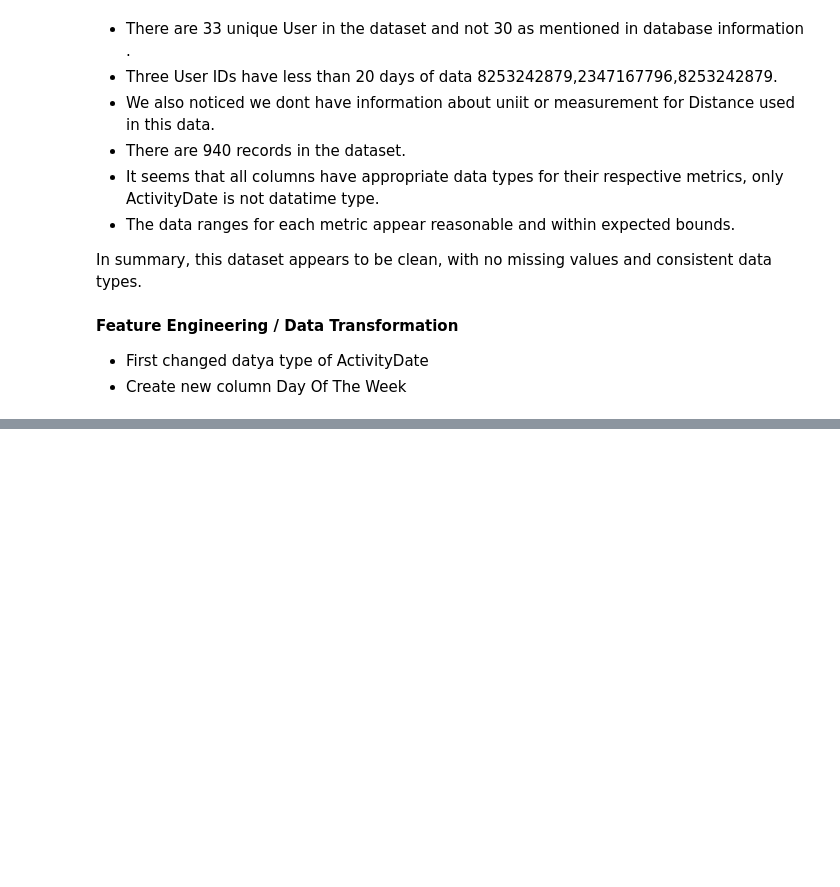
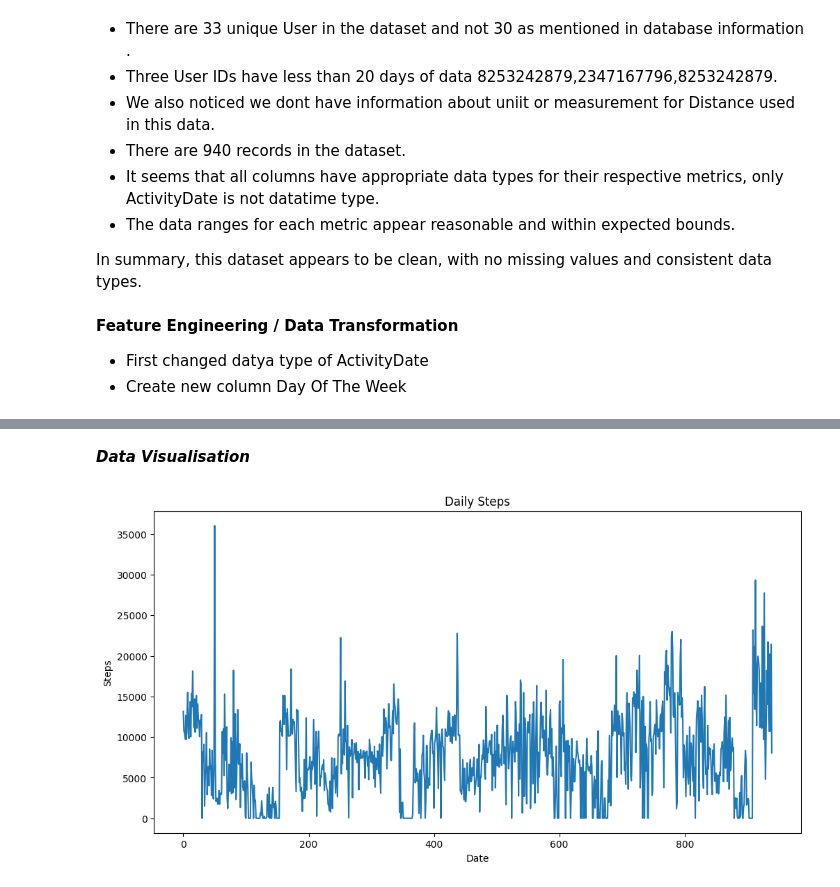
Before and after one commit to sujitjbhagwat/sujitjbhagwat, a Jupyter notebook: bellabeat-case-study-analysis.ipynb, the cells around one changed output, grey strips where cells are left out. Saved outputs shown, nothing was run; the diff lists cells and outputs as text; code cells hidden in the pictures; blank space fills up the shorter version.

```diff
--- a/bellabeat-case-study-analysis.ipynb
+++ b/bellabeat-case-study-analysis.ipynb
@@ -173,3 +173,10 @@ In summary, this dataset appears to be clean, with no missing values and consist
 # Changing "ActivityDate" column to datetime using pandas.to_datetime method
 
 DailyActivityDF["ActivityDate"] = pd.to_datetime(DailyActivityDF["ActivityDate"], format="%m/%d/%Y")
+
+#Creating "DayOfTheWeek" Column
+
+DailyActivityDF["DayOfTheWeek"] = DailyActivityDF["ActivityDate"].dt.day_name()
+
+
+DailyActivityDF
@@ -175,0 +199,18 @@ DailyActivityDF["ActivityDate"] = pd.to_datetime(DailyActivityDF["ActivityDate"]
+# %%
+DailyActivityDF['AreColumnsEqual'] = DailyActivityDF['TotalDistance'] == DailyActivityDF['TrackerDistance']
+
+value_counts = DailyActivityDF['AreColumnsEqual'].value_counts()
+
+print(value_counts)
+
+filtered_df = DailyActivityDF[DailyActivityDF['AreColumnsEqual'] == False]
+
+# getting difference between actual distance vs tracked distance
+print(filtered_df['TotalDistance'].mean() - filtered_df['TrackerDistance'].mean())
+
+
+#Total 925 observations TotalDistance and TrackerDistance is same,
+#remaining 15 observation average difference in below 1 so it can be ignored
+
+DailyActivityDF = DailyActivityDF.drop(columns=['TotalDistance'])
+DailyActivityDF.describe()
@@ -175,0 +240,14 @@ DailyActivityDF["ActivityDate"] = pd.to_datetime(DailyActivityDF["ActivityDate"]
+# %% [markdown]
+***Data Visualisation***
+# %%
+import matplotlib.pyplot as plt
+
+plt.figure(figsize=(12, 6))
+
+plt.plot( DailyActivityDF['TotalSteps'])
+plt.xlabel('Date')
+plt.ylabel('Steps')
+plt.title('Daily Steps')
+plt.show()
+# %% [output]
+[figure, added]
```
Also changed, not shown: parts of 7 cells of this notebook.
